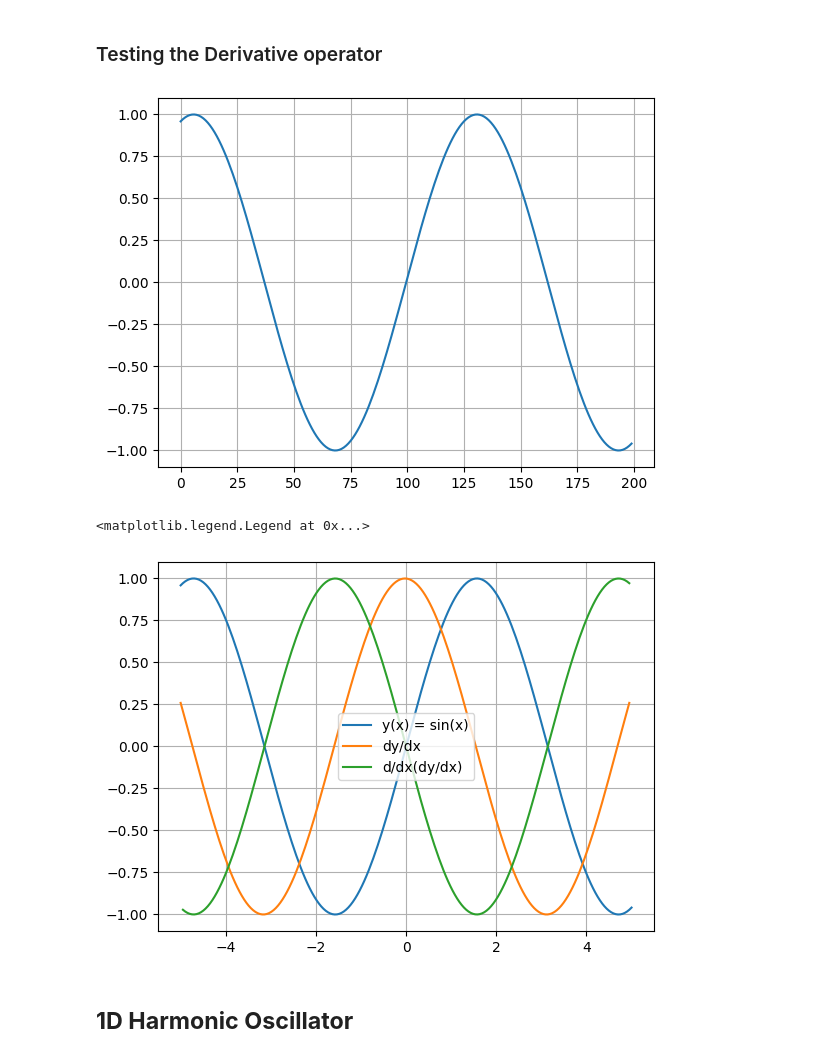
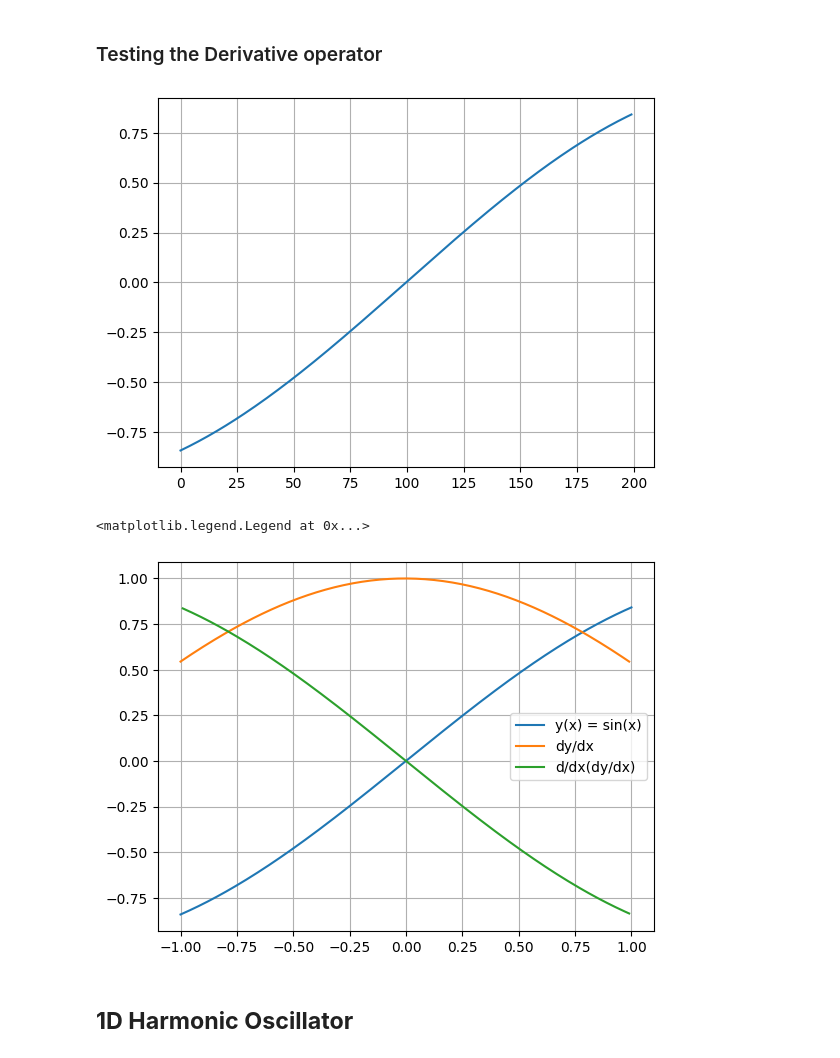
Before and after one commit to ananthapadmanabhan18/P452_Computational_Physics, a Jupyter notebook: Term_Project/Term_project.ipynb, the cells around one changed output. Saved outputs shown, nothing was run; the diff lists cells and outputs as text; code cells hidden in the pictures.

```diff
--- a/Term_Project/Term_project.ipynb
+++ b/Term_Project/Term_project.ipynb
@@ -8,13 +8,13 @@ import matplotlib.pyplot as plt
 import seaborn as sns
 # %%
 n_grid=200
-x=np.linspace(-5,5,n_grid)
+x=np.linspace(-1,1,n_grid)
 y=np.sin(x)
 plt.plot(y)
 plt.grid()
 h=x[1]-x[0]
 # %% [output]
-[figure, old version]
+[figure, new version]
 # %%
 D=-np.eye(n_grid)+np.diagflat(np.ones(n_grid-1),1)
 D = D / h
@@ -30,7 +30,7 @@ plt.grid()
 plt.legend()
 # %% [output]
 <matplotlib.legend.Legend at 0x...>
-[figure, old version]
+[figure, new version]
 # %% [markdown]
 ## __1D Harmonic Oscillator__
 # %%
```
Also changed, not shown: parts of 1 cell of this notebook.
